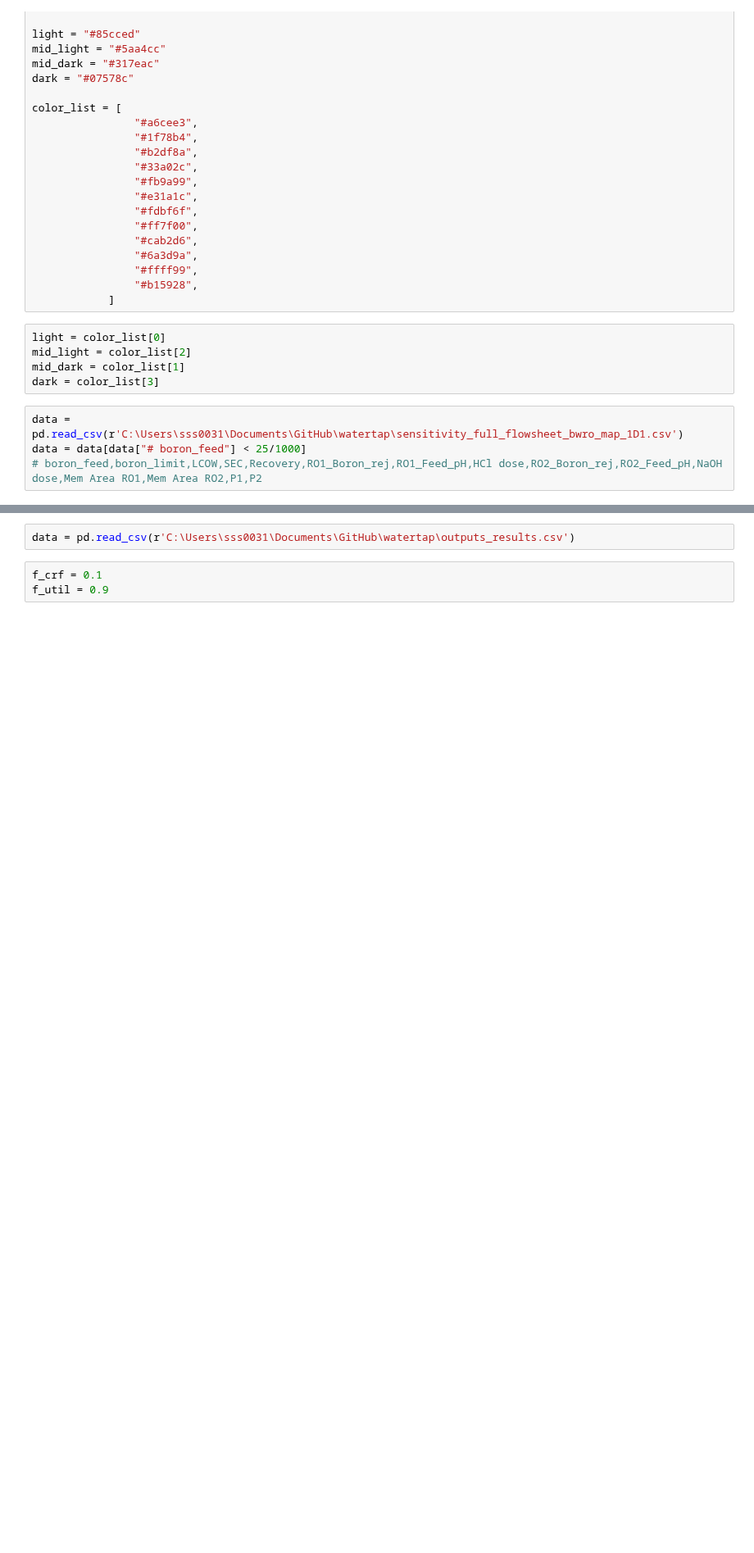
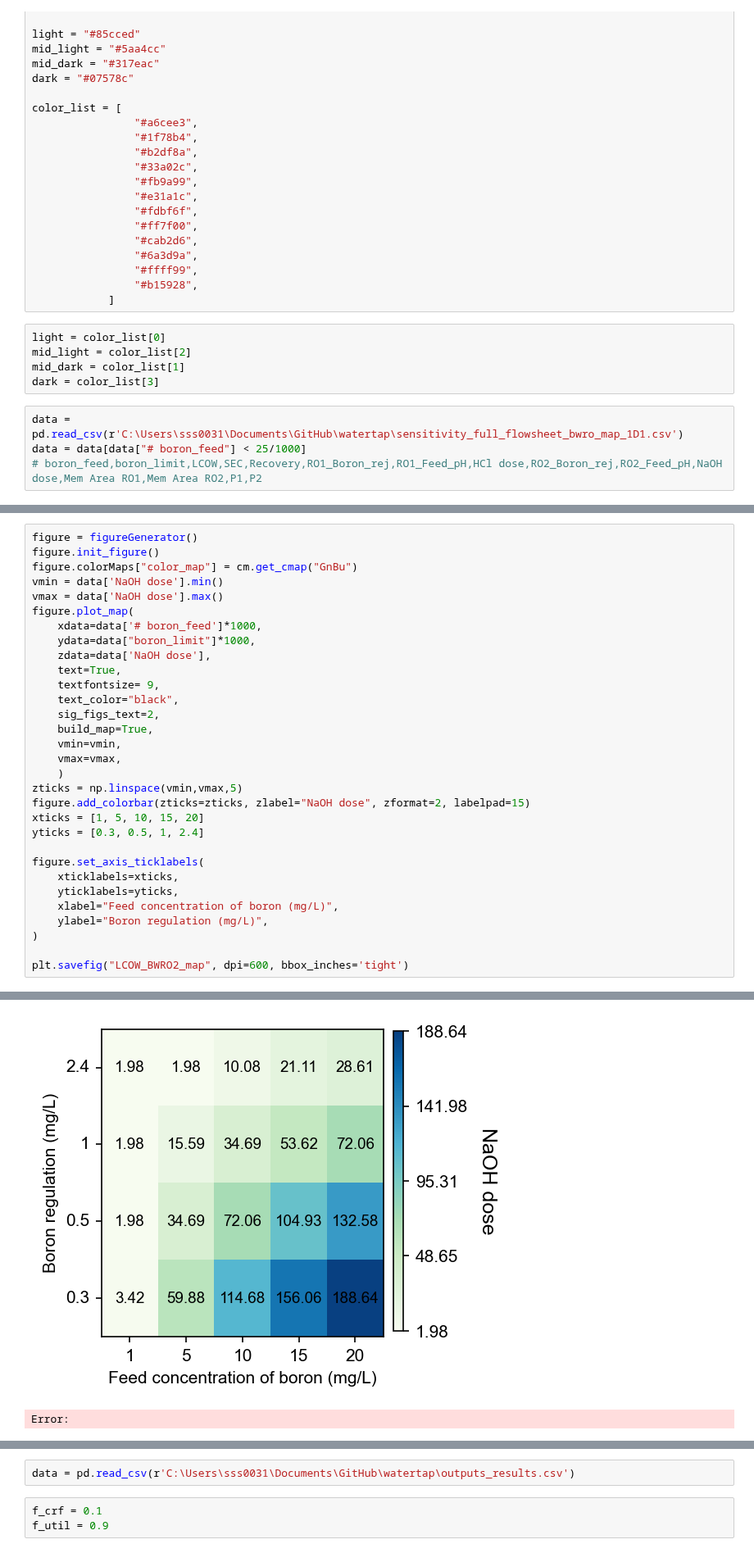
Before and after one commit to savannahsakhai/watertap, a Jupyter notebook: watertap/examples/flowsheets/boron_removal/sweep_plots.ipynb, the cells around one changed output, grey strips where cells are left out. Shown at 82% size. Cells and saved outputs as stored; diff of their text form; blank space fills up the shorter version.

```diff
--- a/watertap/examples/flowsheets/boron_removal/sweep_plots.ipynb
+++ b/watertap/examples/flowsheets/boron_removal/sweep_plots.ipynb
@@ -48,0 +102,32 @@ data = data[data["# boron_feed"] < 25/1000]
+# %%
+figure = figureGenerator()
+figure.init_figure()
+figure.colorMaps["color_map"] = cm.get_cmap("GnBu")
+vmin = data['NaOH dose'].min()
+vmax = data['NaOH dose'].max()
+figure.plot_map(
+    xdata=data['# boron_feed']*1000,
+    ydata=data["boron_limit"]*1000,
+    zdata=data['NaOH dose'],
+    text=True,
+    textfontsize= 9,
+    text_color="black",
+    sig_figs_text=2,
+    build_map=True,
+    vmin=vmin,
+    vmax=vmax,
+    )
+zticks = np.linspace(vmin,vmax,5)
+figure.add_colorbar(zticks=zticks, zlabel="NaOH dose", zformat=2, labelpad=15)
+xticks = [1, 5, 10, 15, 20]
+yticks = [0.3, 0.5, 1, 2.4]
+
+figure.set_axis_ticklabels(
+    xticklabels=xticks,
+    yticklabels=yticks,
+    xlabel="Feed concentration of boron (mg/L)",
+    ylabel="Boron regulation (mg/L)",
+)
+
+plt.savefig("LCOW_BWRO2_map", dpi=600, bbox_inches='tight')
+# %% [output]
@@ -49,3 +151,5 @@ data = data[data["# boron_feed"] < 25/1000]
+[figure, added]
+Error:
 # %%
 figure = figureGenerator()
 figure.init_figure()
```
Also changed, not shown: parts of 16 cells of this notebook, 9 other files.
